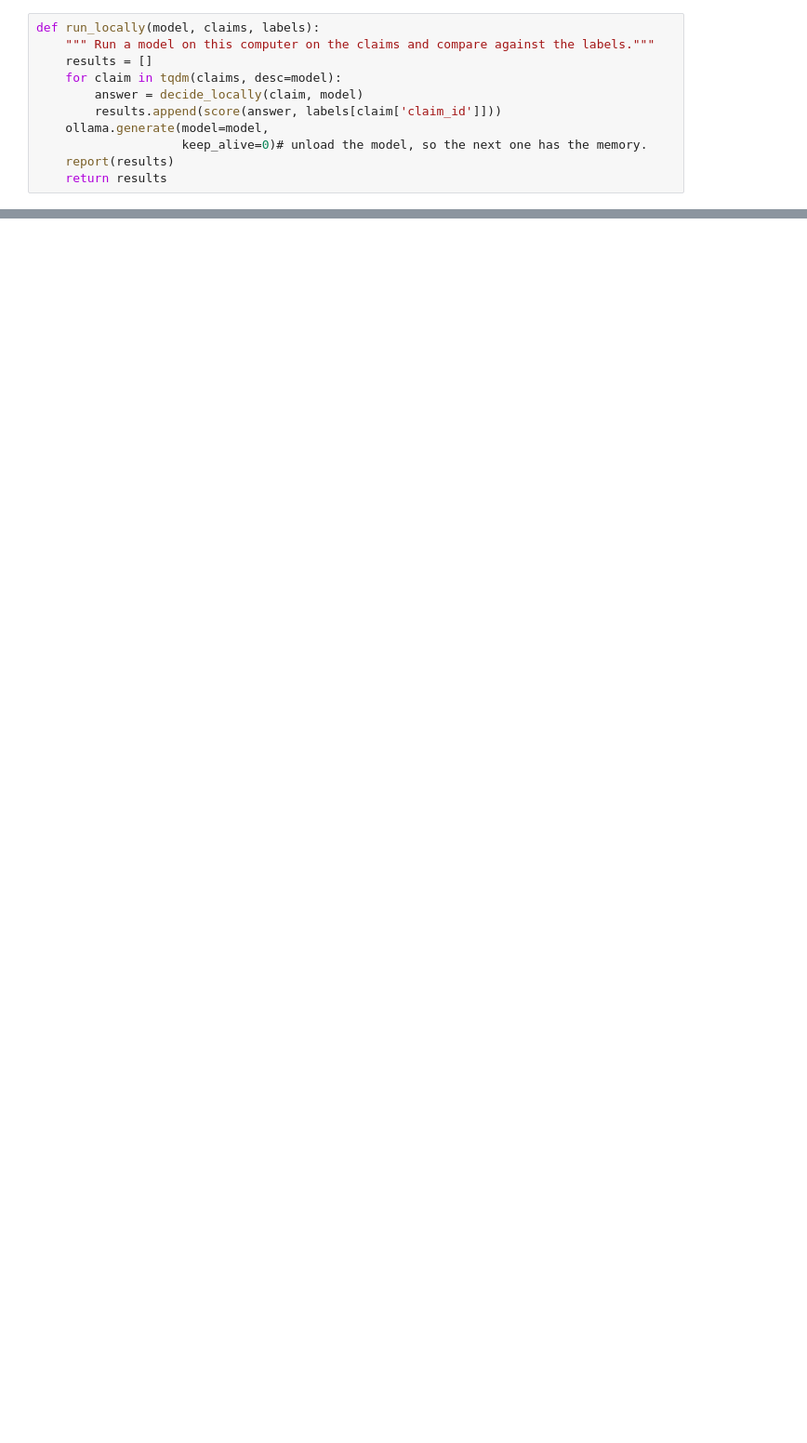
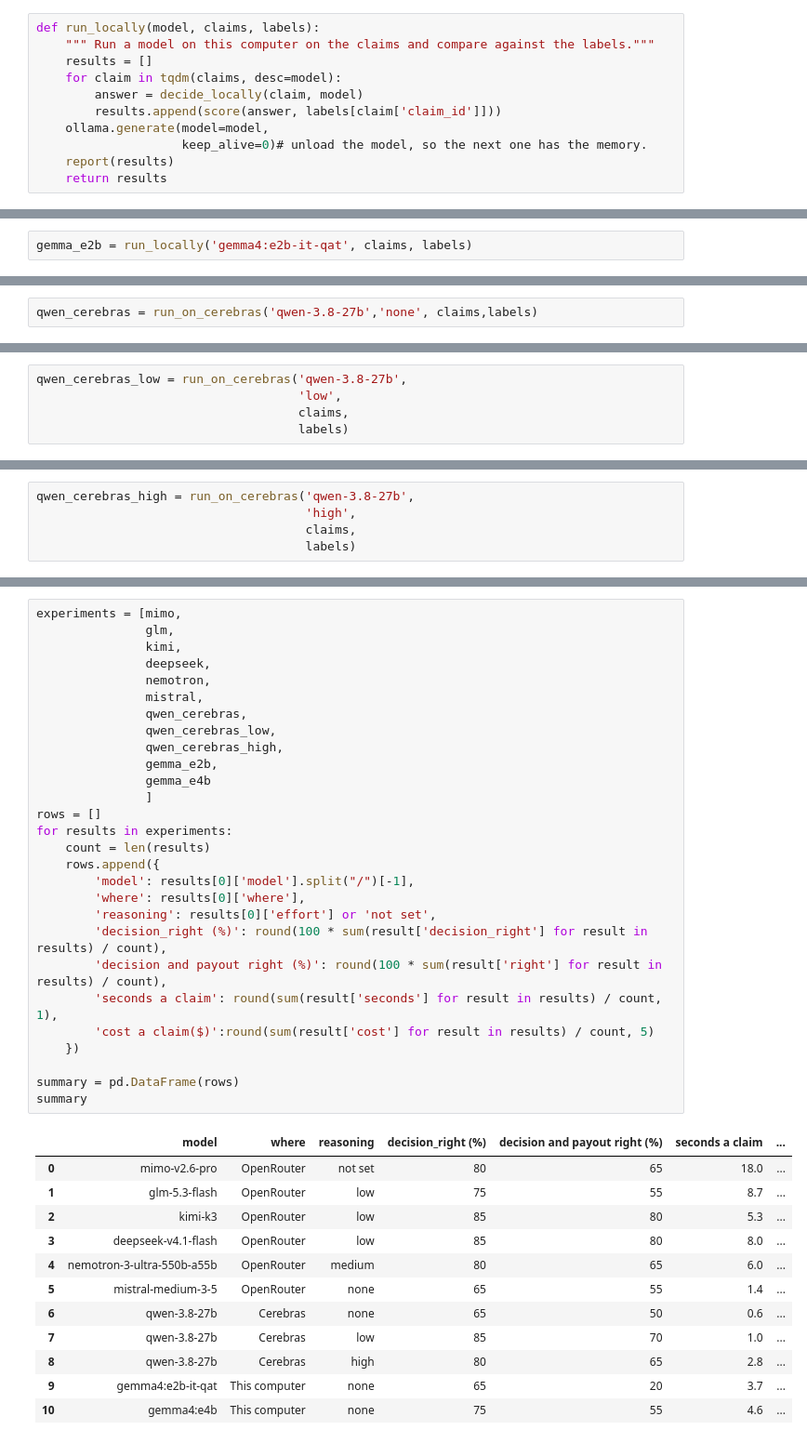
Before and after one commit to MWPerrineJr/undercover, a Jupyter notebook: MyWork/UndercoverProject/week1/day4.ipynb, the cells around one changed output, grey strips where cells are left out. Shown at 93% size. Drawn from its saved outputs; the diff is of its cells as text; blank space fills up the shorter version.

```diff
--- a/MyWork/UndercoverProject/week1/day4.ipynb
+++ b/MyWork/UndercoverProject/week1/day4.ipynb
@@ -418,0 +433,2 @@ No Cerebras API key found
+# %%
+gemma_e2b = run_locally('gemma4:e2b-it-qat', claims, labels)
@@ -441,0 +485,2 @@ def decide_on_cerebras(claim, model, effort):
+# %%
+qwen_cerebras = run_on_cerebras('qwen-3.8-27b','none', claims,labels)
@@ -441,0 +489,5 @@ def decide_on_cerebras(claim, model, effort):
+# %%
+qwen_cerebras_low = run_on_cerebras('qwen-3.8-27b',
+                                    'low',
+                                    claims,
+                                    labels)
@@ -441,0 +496,5 @@ def decide_on_cerebras(claim, model, effort):
+# %%
+qwen_cerebras_high = run_on_cerebras('qwen-3.8-27b',
+                                     'high',
+                                     claims,
+                                     labels)
@@ -441,0 +505,41 @@ def decide_on_cerebras(claim, model, effort):
+# %%
+experiments = [mimo,
+               glm,
+               kimi,
+               deepseek,
+               nemotron,
+               mistral,
+               qwen_cerebras,
+               qwen_cerebras_low,
+               qwen_cerebras_high,
+               gemma_e2b,
+               gemma_e4b
+               ]
+rows = []
+for results in experiments:
+    count = len(results)
+    rows.append({
+        'model': results[0]['model'].split("/")[-1],
+        'where': results[0]['where'],
+        'reasoning': results[0]['effort'] or 'not set',
+        'decision_right (%)': round(100 * sum(result['decision_right'] for result in results) / count),
+        'decision and payout right (%)': round(100 * sum(result['right'] for result in results) / count),
+        'seconds a claim': round(sum(result['seconds'] for result in results) / count, 1),
+        'cost a claim($)':round(sum(result['cost'] for result in results) / count, 5)
+    })
+
+summary = pd.DataFrame(rows)
+summary
+# %% [output]
+|  | model | where | reasoning | decision_right (%) | decision and payout right (%) | seconds a claim | ... |
+| 0 | mimo-v2.6-pro | OpenRouter | not set | 80 | 65 | 18.0 | ... |
+| 1 | glm-5.3-flash | OpenRouter | low | 75 | 55 | 8.7 | ... |
+| 2 | kimi-k3 | OpenRouter | low | 85 | 80 | 5.3 | ... |
+| 3 | deepseek-v4.1-flash | OpenRouter | low | 85 | 80 | 8.0 | ... |
+| 4 | nemotron-3-ultra-550b-a55b | OpenRouter | medium | 80 | 65 | 6.0 | ... |
+| 5 | mistral-medium-3-5 | OpenRouter | none | 65 | 55 | 1.4 | ... |
+| 6 | qwen-3.8-27b | Cerebras | none | 65 | 50 | 0.6 | ... |
+| 7 | qwen-3.8-27b | Cerebras | low | 85 | 70 | 1.0 | ... |
+| 8 | qwen-3.8-27b | Cerebras | high | 80 | 65 | 2.8 | ... |
+| 9 | gemma4:e2b-it-qat | This computer | none | 65 | 20 | 3.7 | ... |
+| 10 | gemma4:e4b | This computer | none | 75 | 55 | 4.6 | ... |
```
Also changed, not shown: parts of 30 cells of this notebook, 1 other file.
